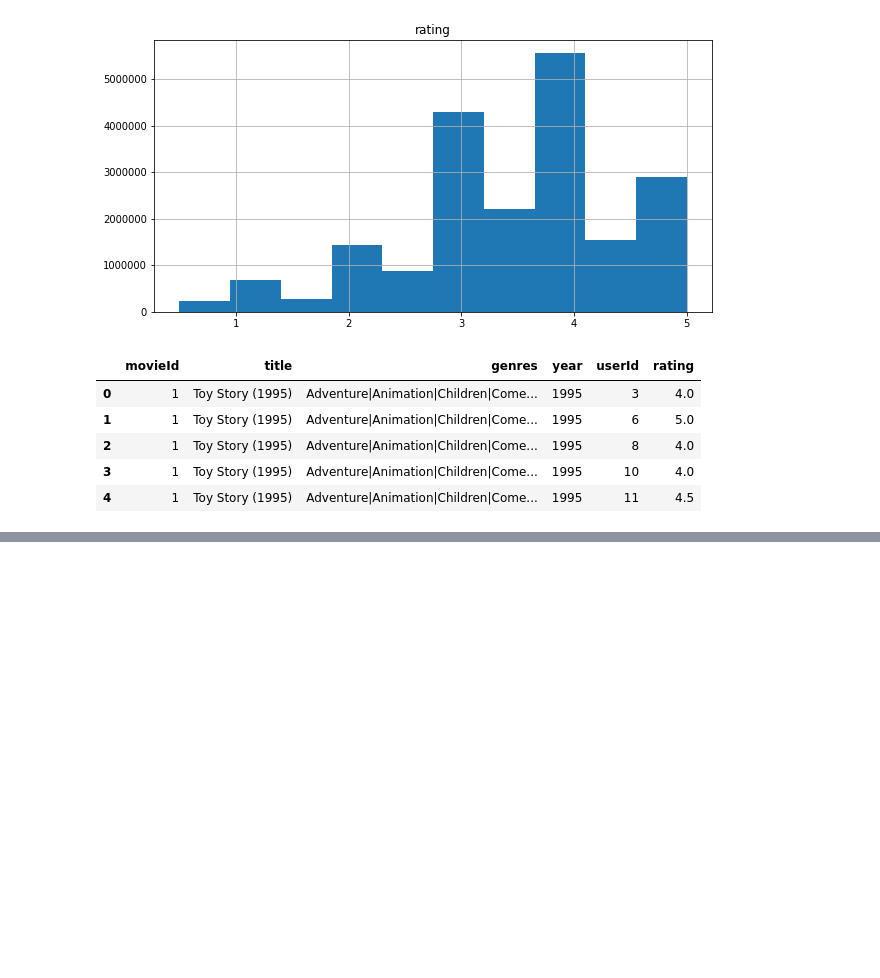
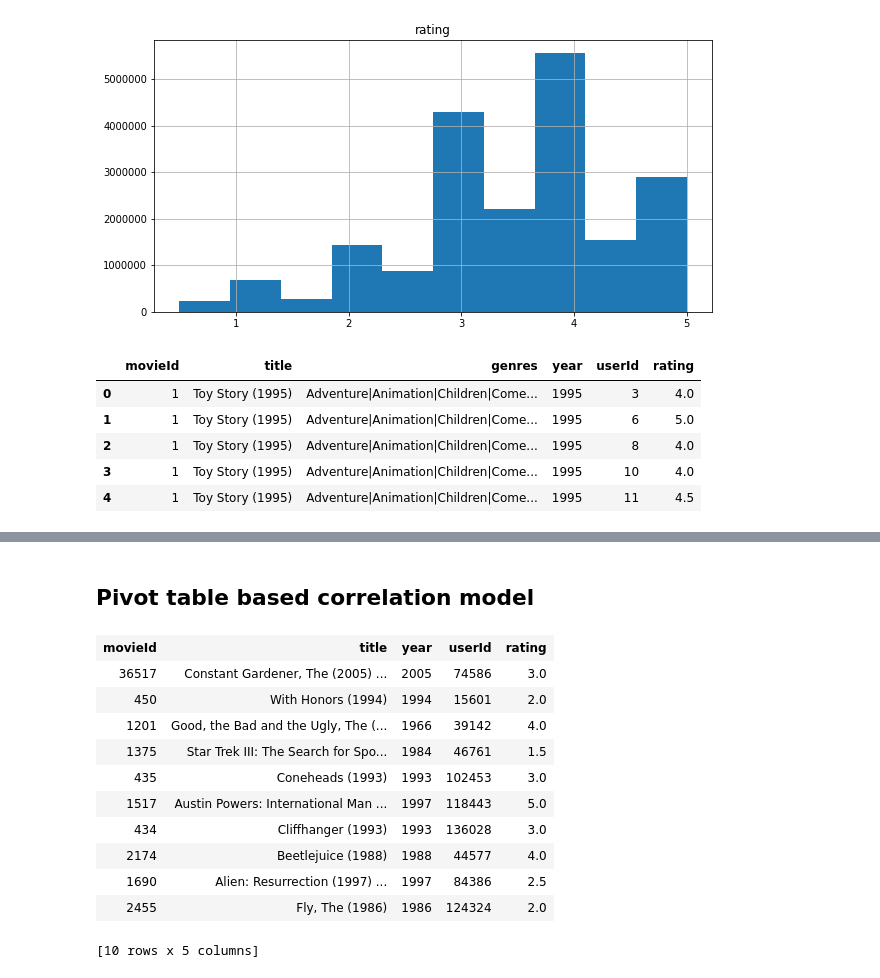
Before and after one commit to shreayan98c/Demo-Recommender-System, a Jupyter notebook: Recommender System.ipynb, the cells around one changed output, grey strips where cells are left out. Cells and saved outputs as stored; diff of their text form; code cells hidden in the pictures; blank space fills up the shorter version.

```diff
--- a/Recommender System.ipynb
+++ b/Recommender System.ipynb
@@ -68,0 +93,2 @@ movies.head()
+# %%
+movies = movies.dropna(how='any')
@@ -130,0 +167,3 @@ combined2 = combined.iloc[1000000:,:]
+# %%
+combined = combined.drop(['genres'], axis=1)
+print "Dimensions of dataframe:", combined.shape
@@ -130,0 +174,4 @@ combined2 = combined.iloc[1000000:,:]
+# %%
+# Splitting dataset into training set and test set
+from sklearn.model_selection import train_test_split
+train, test = train_test_split(combined, test_size=0.25)
@@ -130,0 +193,3 @@ combined2 = combined.iloc[1000000:,:]
+# %%
+train_data = graphlab.SFrame(train)
+test_data = graphlab.SFrame(test)
@@ -130,0 +279,17 @@ combined2 = combined.iloc[1000000:,:]
+# %% [markdown]
+## Pivot table based correlation model
+# %%
+train_data.head()
+# %% [output]
+| movieId | title | year | userId | rating |
+| 36517 | Constant Gardener, The (2005) ... | 2005 | 74586 | 3.0 |
+| 450 | With Honors (1994) | 1994 | 15601 | 2.0 |
+| 1201 | Good, the Bad and the Ugly, The (... | 1966 | 39142 | 4.0 |
+| 1375 | Star Trek III: The Search for Spo... | 1984 | 46761 | 1.5 |
+| 435 | Coneheads (1993) | 1993 | 102453 | 3.0 |
+| 1517 | Austin Powers: International Man ... | 1997 | 118443 | 5.0 |
+| 434 | Cliffhanger (1993) | 1993 | 136028 | 3.0 |
+| 2174 | Beetlejuice (1988) | 1988 | 44577 | 4.0 |
+| 1690 | Alien: Resurrection (1997) ... | 1997 | 84386 | 2.5 |
+| 2455 | Fly, The (1986) | 1986 | 124324 | 2.0 |
+[10 rows x 5 columns]
```
Also changed, not shown: parts of 36 cells of this notebook, 1 other file.
